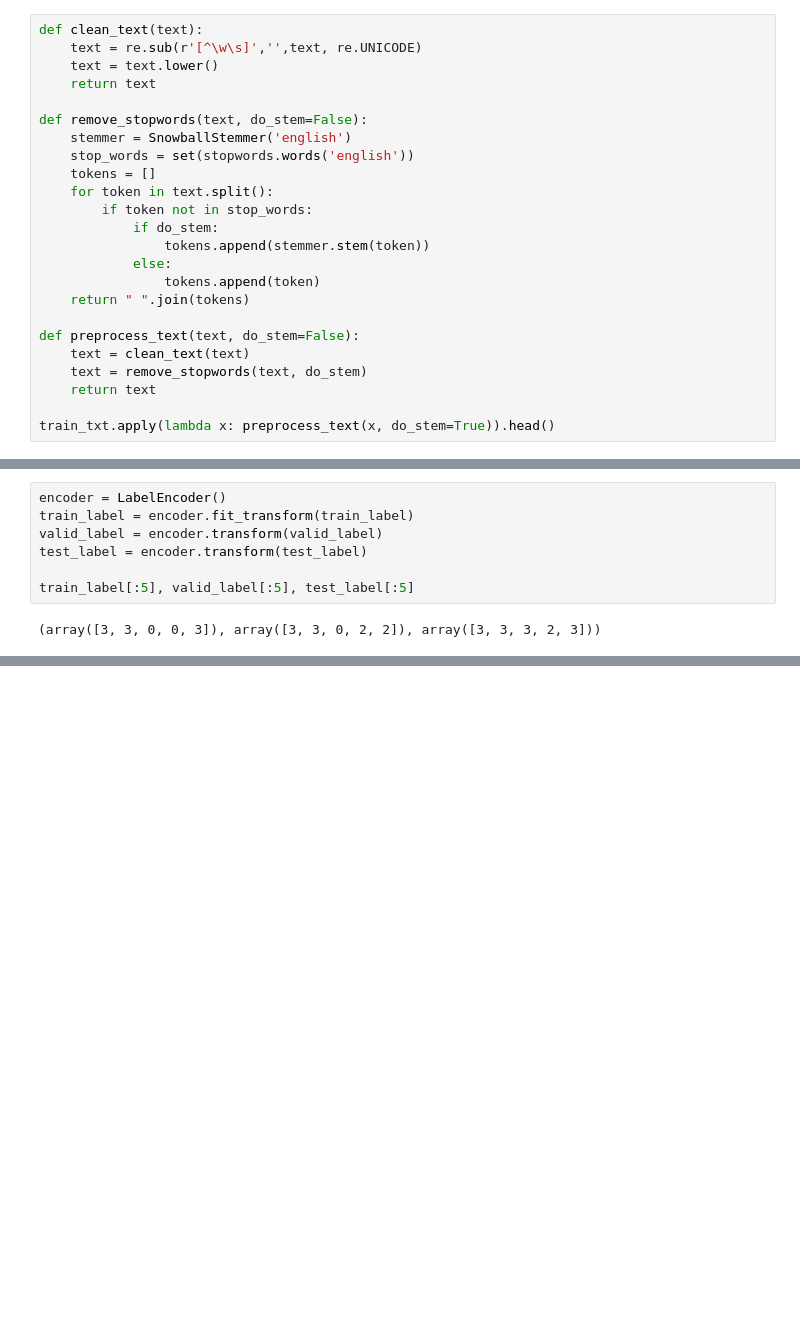
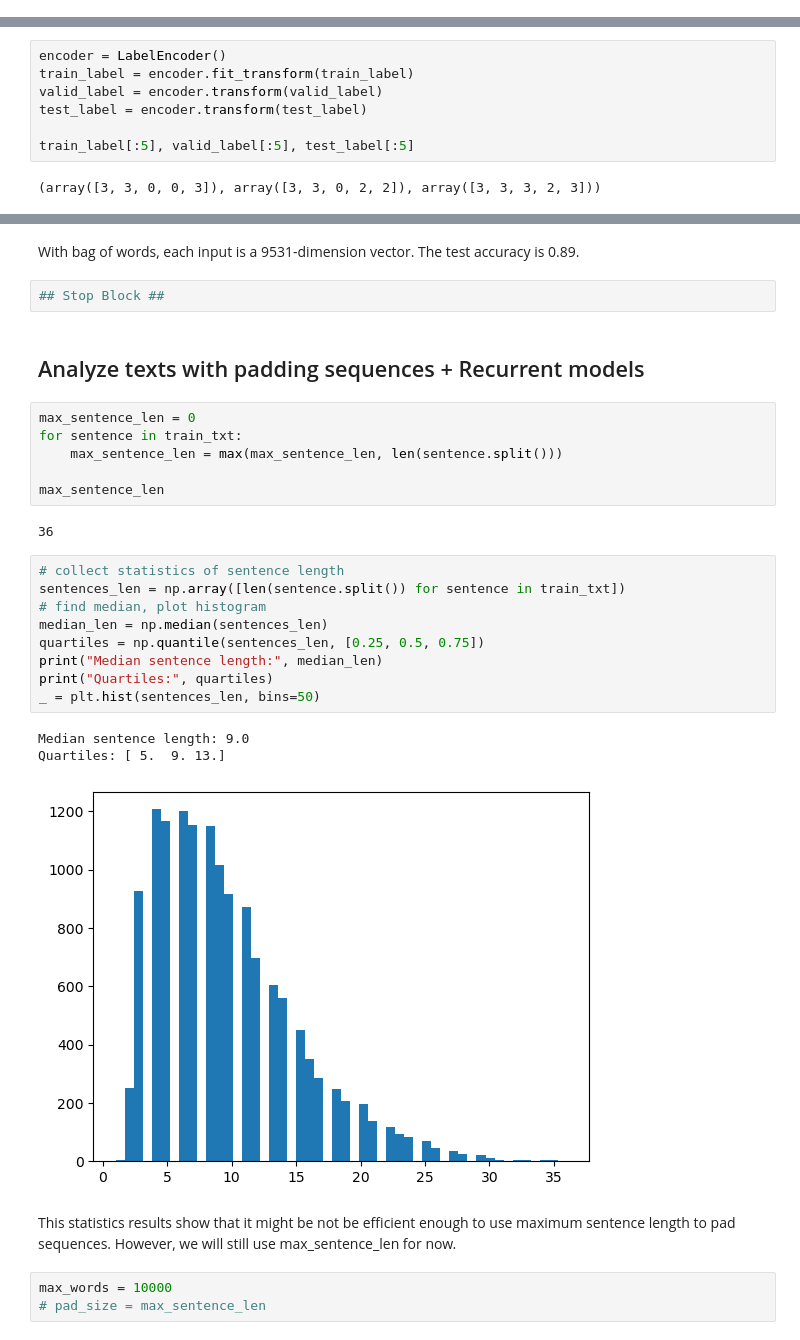
Before and after one commit to tim840818/text_emotion_classification, a Jupyter notebook: text_classify.ipynb, the cells around one changed output, grey strips where cells are left out. Drawn from its saved outputs; the diff is of its cells as text; blank space fills up the shorter version.

```diff
--- a/text_classify.ipynb
+++ b/text_classify.ipynb
@@ -98,27 +104,3 @@ train_txt.head()
 4                                 i am feeling grouchy
 5    ive been feeling a little burdened lately wasn...
 Name: sentence, dtype: object
-# %%
-def clean_text(text):
-    text = re.sub(r'[^\w\s]','',text, re.UNICODE)
-    text = text.lower()
-    return text
-
-def remove_stopwords(text, do_stem=False):
-    stemmer = SnowballStemmer('english')
-    stop_words = set(stopwords.words('english'))
-    tokens = []
-    for token in text.split():
-        if token not in stop_words:
-            if do_stem:
-                tokens.append(stemmer.stem(token))
-            else:
-                tokens.append(token)
-    return " ".join(tokens)
-
-def preprocess_text(text, do_stem=False):
-    text = clean_text(text)
-    text = remove_stopwords(text, do_stem)
-    return text
-
-train_txt.apply(lambda x: preprocess_text(x, do_stem=True)).head()
@@ -201,0 +216,32 @@ Test Accuracy: 0.8805633783340454
+# %% [markdown]
+With bag of words, each input is a 9531-dimension vector. The test accuracy is 0.89.
+# %%
+## Stop Block ##
+# %% [markdown]
+## Analyze texts with padding sequences + Recurrent models
+# %%
+max_sentence_len = 0
+for sentence in train_txt:
+    max_sentence_len = max(max_sentence_len, len(sentence.split()))
+
+max_sentence_len
+# %% [output]
+36
+# %%
+# collect statistics of sentence length
+sentences_len = np.array([len(sentence.split()) for sentence in train_txt])
+# find median, plot histogram
+median_len = np.median(sentences_len)
+quartiles = np.quantile(sentences_len, [0.25, 0.5, 0.75])
+print("Median sentence length:", median_len)
+print("Quartiles:", quartiles)
+_ = plt.hist(sentences_len, bins=50)
+# %% [output]
+Median sentence length: 9.0
+Quartiles: [ 5.  9. 13.]
+[figure, added]
+# %% [markdown]
+This statistics results show that it might be not be efficient enough to use maximum sentence length to pad sequences. However, we will still use max_sentence_len for now.
+# %%
+max_words = 10000
+# pad_size = max_sentence_len
```
Also changed, not shown: parts of 56 cells of this notebook, 5 other files.
